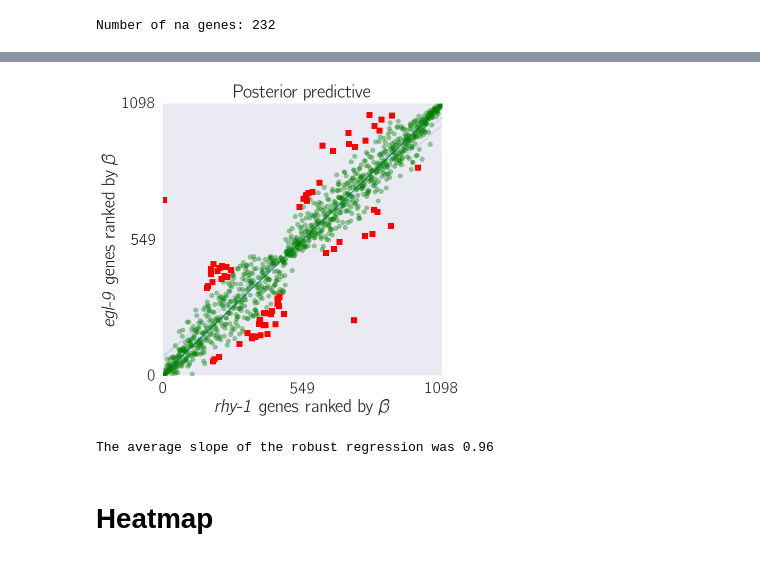
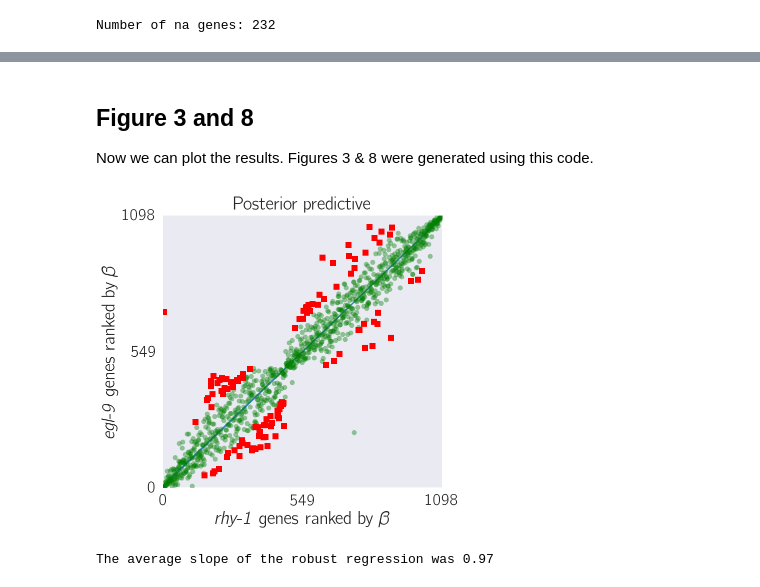
Before and after one commit to WormLabCaltech/mprsq, a Jupyter notebook: src/Predicting Interactions.ipynb, the cells around one changed output, grey strips where cells are left out. Drawn from its saved outputs; the diff is of its cells as text; code cells hidden in the pictures.

```diff
--- a/src/Predicting Interactions.ipynb
+++ b/src/Predicting Interactions.ipynb
@@ -261,0 +180,20 @@ ovy = find_rank(ovy)
+# %%
+# the genotypes to compare
+letters = ['e', 'b']
+sig = tidy_data[(tidy_data.code.isin(letters)) & (tidy_data.qval < q)]
+grouped = sig.groupby('target_id')
+genes = []
+
+# find the intersection between the two.
+for target, group in grouped:
+    # make sure the group contains all desired genotypes
+    all_in = (len(group.code.unique()) == 2)
+    if all_in:
+        genes += [target]
+
+# extract a temporary dataframe with all the desired genes
+temp = tidy_data[tidy_data.target_id.isin(genes)]
+
+# split the dataframes and find the rank of each gene
+ovx = genpy.find_rank(temp[temp.code == letters[0]])
+ovy = genpy.find_rank(temp[temp.code == letters[1]])
@@ -298,42 +225,45 @@ Applied log-transform to lam and added transformed lam_log_ to model.
+# %% [markdown]
+## Figure 3 and 8
+
+Now we can plot the results. Figures 3 & 8 were generated using this code.
 # %%
 # draw a figure
 plt.figure(figsize=(5, 5))
 
+# plot mcmc results
 label = 'posterior predictive regression lines'
 pm.glm.plot_posterior_predictive(trace_robust, eval=x,
-                                 label=label,
-                                 color='#357EC7')
+                                 label=label, color='#357EC7')
 
+# only plot secondary slope if it's of opposite sign to first
 if slope2*slope < 0:
     pm.glm.plot_posterior_predictive(trace_robust2, eval=x,
-                                     label=label,
-                                     color='#FFA500')
+                                     label=label, color='#FFA500')
 
-# plot the data. Inliers are plotted as
-#large green dots, outliers as small red dots
-plt.plot(ovx.r, yri, 'go', ms = 5, alpha=0.4, label='inliers')
-plt.plot(ovx[yro > 0].r, yro[yro > 0], 'rs', ms = 6, label='outliers')
+# plot the data
+ind = ovx.target_id.isin(outliers)
+x = ovx[~ind].r
+y = ovy[~ind].r
+plt.plot(x, y, 'go', ms = 5, alpha=0.4, label='inliers')
+
+x = ovx[ind].r
+y = ovy[ind].r
+plt.plot(x, y, 'rs', ms = 6, label='outliers')
 
 # prettify plot
 plt.xlim(0, len(ovx))
 plt.ylim(0, len(ovy))
-plt.yticks([0, np.floor(len(ovx)/2), len(ovx)], fontname='Helvetica')
-plt.xticks([0, np.floor(len(ovx)/2), len(ovx)], fontname='Helvetica')
+plt.yticks([0, np.floor(len(ovx)/2), len(ovx)])
+plt.xticks([0, np.floor(len(ovx)/2), len(ovx)])
 plt.xlabel(genvar.fancy_mapping[letters[0]] + r' genes ranked by $\beta$')
 plt.ylabel(genvar.fancy_mapping[letters[1]] + r' genes ranked by $\beta$')
-# pathify('Inter-Transcriptomic Correlation',
-#         genotype_mapping[letters[0]] + r'genes ranked by $\beta$',
-#         genotype_mapping[letters[1]] + r' genes ranked by $\beta$',
-#         labelsize=24)
+
 comp = letters[0] + letters[1]
 plt.savefig('../output/multiplemodes-{0}.pdf'.format(comp), bbox_inches='tight')
 # %% [output]
-[figure, old version]
+[figure, new version]
 # %%
-print(
-"""The average slope of the robust regression was {0:.2g}""".format(slope)
-)
+message = """The average slope of the robust regression was {0:.2g}"""
+print(message.format(slope))
 # %% [output]
-The average slope of the robust regression was 0.96
+The average slope of the robust regression was 0.97
-# %% [markdown]
-# Heatmap
```
Also changed, not shown: parts of 31 cells of this notebook, 26 other files.
